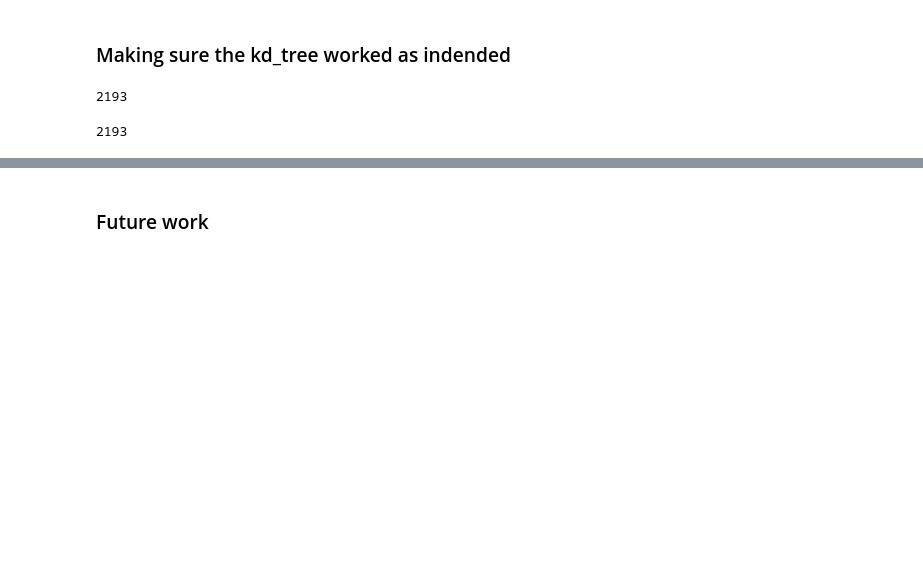
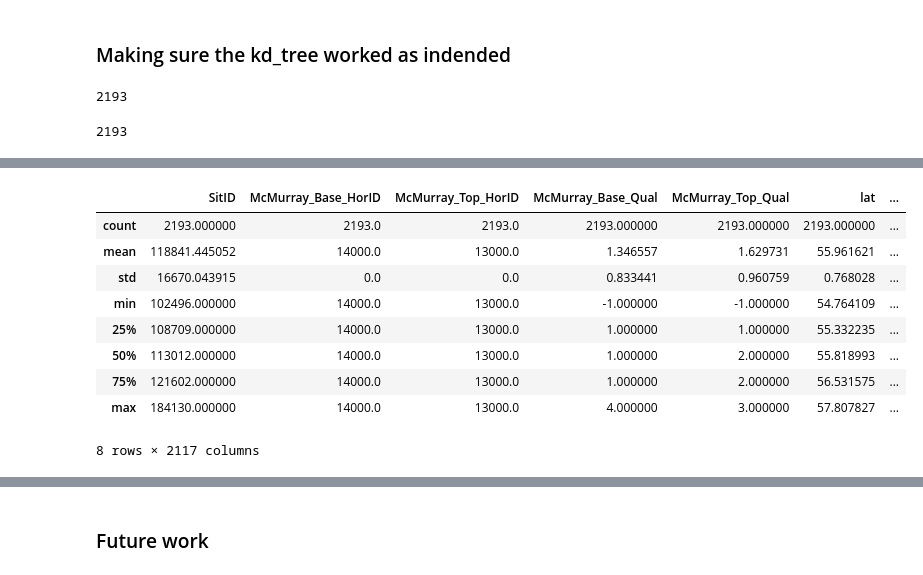
Before and after one commit to JustinGOSSES/MannvilleGroup_Strat_Hackathon, a Jupyter notebook: notebooks_2018/mapmaking/Map_Exploration_v2-KDtree.ipynb, the cells around one changed output, grey strips where cells are left out. Cells and saved outputs as stored; diff of their text form; code cells hidden in the pictures; blank space fills up the shorter version.

Commit message:
more work on kdtree notebook and saved pickle of final dataframe

```diff
--- a/notebooks_2018/mapmaking/Map_Exploration_v2-KDtree.ipynb
+++ b/notebooks_2018/mapmaking/Map_Exploration_v2-KDtree.ipynb
@@ -140,0 +301,3 @@ df_new[4:5]
+# %%
+df_new_cleaned_plus_nn = pd.concat([df_new_cleaned, UWIs_Geog[['Neighbors_Obj']].copy()], axis=1)
+df_new_cleaned_plus_nn.head()
@@ -140,0 +337,3 @@ df_new[4:5]
+# %%
+test = df_new_cleaned_plus_nn.set_index('UWI').index.get_loc('00/06-34-067-02W4/0')
+print(type(test),test)
@@ -140,0 +383,3 @@ df_new[4:5]
+# %%
+index_of_neigh = df_new_cleaned_plus_nn.set_index('UWI').index.get_loc('00/09-11-067-02W4/0')
+index_of_neigh
@@ -140,0 +441,2 @@ df_new[4:5]
+# %%
+temp2 = broadcastFuncForFindNearestNPickDepth(df_new_cleaned_plus_nn,4,'NN1_McMurray_Top_DEPTH')
@@ -140,0 +476,13 @@ df_new[4:5]
+# %%
+temp2.describe()
+# %% [output]
+|  | SitID | McMurray_Base_HorID | McMurray_Top_HorID | McMurray_Base_Qual | McMurray_Top_Qual | lat | ... |
+| count | 2193.000000 | 2193.0 | 2193.0 | 2193.000000 | 2193.000000 | 2193.000000 | ... |
+| mean | 118841.445052 | 14000.0 | 13000.0 | 1.346557 | 1.629731 | 55.961621 | ... |
+| std | 16670.043915 | 0.0 | 0.0 | 0.833441 | 0.960759 | 0.768028 | ... |
+| min | 102496.000000 | 14000.0 | 13000.0 | -1.000000 | -1.000000 | 54.764109 | ... |
+| 25% | 108709.000000 | 14000.0 | 13000.0 | 1.000000 | 1.000000 | 55.332235 | ... |
+| 50% | 113012.000000 | 14000.0 | 13000.0 | 1.000000 | 2.000000 | 55.818993 | ... |
+| 75% | 121602.000000 | 14000.0 | 13000.0 | 1.000000 | 2.000000 | 56.531575 | ... |
+| max | 184130.000000 | 14000.0 | 13000.0 | 4.000000 | 3.000000 | 57.807827 | ... |
+8 rows × 2117 columns
```
Also changed, not shown: parts of 59 cells of this notebook, 2 other files.
